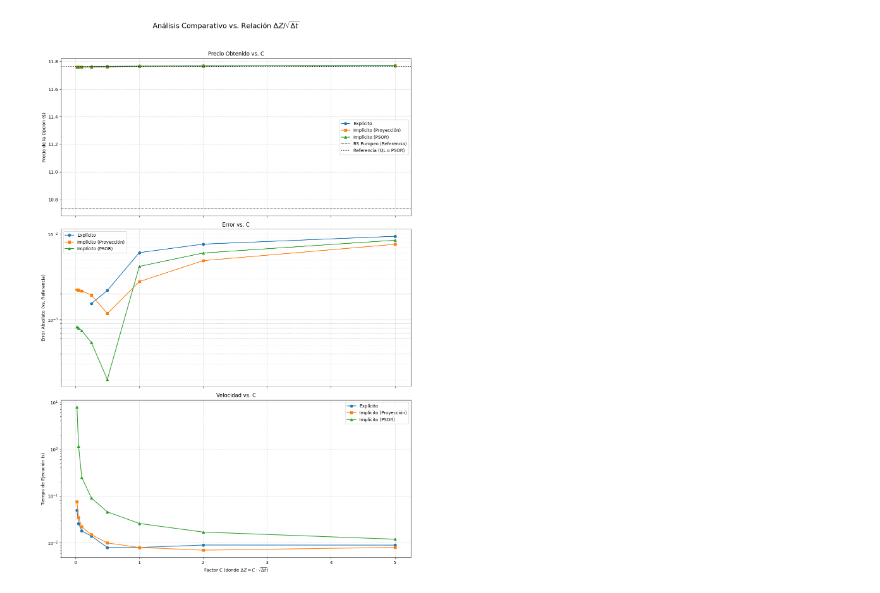
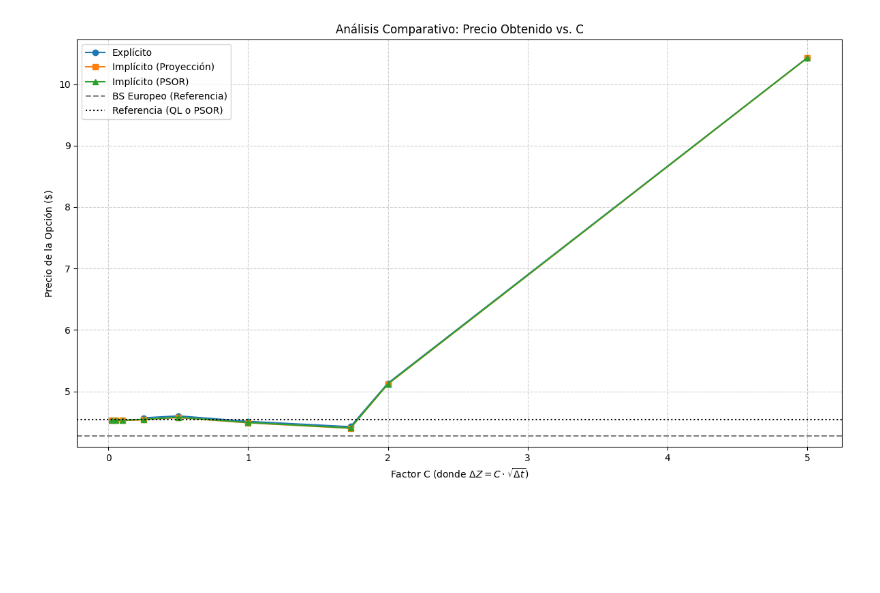
Before and after one commit to tomasgomezpizarro/Proyecto-Financiera, a Jupyter notebook: codigo.ipynb, the cells around one changed output. Cells and saved outputs as stored; diff of their text form; code cells hidden in the pictures; blank space fills up the shorter version.

```diff
--- a/codigo.ipynb
+++ b/codigo.ipynb
@@ -170,7 +170,7 @@ def exact_value(S, K, T, r, sigma, q, is_call):
     )
 
     # Motor FD (grillas relativamente finas por robustez)
-    engine = ql.FdBlackScholesVanillaEngine(process, 3000, 1000)
+    engine = ql.FdBlackScholesVanillaEngine(process, 10000, 1000)
     option.setPricingEngine(engine)
 
     return float(option.NPV())
@@ -197,17 +197,17 @@ T = 1.0
 r = 0.05
 sigma = 0.2
 q = 0.01
-S0 = 90.0
+S0 = 105
 is_call = False
 american = True
 
 # N es fijo, por lo tanto dt es fijo
-N = 1000
+N = 100
 dt = T / N
 
 # Rango de relaciones C = ΔZ / sqrt(Δt) para probar
 # C_values = [0.05, 0.1, 0.25, 0.5, 1.0, 2.0, 5.0]
-C_values = [0.025, 0.05, 0.1, 0.25, 0.5, 1.0, 2.0, 5.0]
+C_values = [0.025, 0.05, 0.1, 0.25, 0.5, 1.0, np.sqrt(3), 2.0, 5.0]
 
 # Estructuras para almacenar resultados
 results = {
@@ -230,17 +230,17 @@ for C in C_values:
     M = int(np.ceil((xmax - xmin) / dx))
 
 
-    print(f"  Ejecutando para C = {C:.2f} (M={M})...")
+    print(f"  Ejecutando para C = {C:.4f} (M={M})...")
 
     # --- Método Explícito --- (si diverge, advertencia y NaN)
     try:
-        start_time = time.time()
+        start_time = time.perf_counter()
         S_vec, V_vec = solve_pde(K, T, r, sigma, q=q, is_call=is_call, american=american, M=M, N=N, method='explicit')
-        exec_time = time.time() - start_time
+        exec_time = time.perf_counter() - start_time
         price = np.interp(S0, S_vec, V_vec)
         # Validaciones de estabilidad y cotas
         finite = np.all(np.isfinite(V_vec)) and np.isfinite(price)
-        if not finite:
+        if not finite or price > 10 * K:
             print(f"    [WARN] Explícito divergente para C={C:.2f}. Se omite el dato.")
             results['explicit']['price'].append(np.nan)
             results['explicit']['time'].append(exec_time)
@@ -253,17 +253,17 @@ for C in C_values:
         results['explicit']['time'].append(np.nan)
 
     # --- Método Implícito (Proyección) ---
-    start_time = time.time()
+    start_time = time.perf_counter()
     S_vec, V_vec = solve_pde(K, T, r, sigma, q=q, is_call=is_call, american=american, M=M, N=N, method='implicit', american_method='projection')
-    exec_time = time.time() - start_time
+    exec_time = time.perf_counter() - start_time
     price = np.interp(S0, S_vec, V_vec)
     results['implicit_proj']['price'].append(price)
     results['implicit_proj']['time'].append(exec_time)
 
     # --- Método Implícito (PSOR) ---
-    start_time = time.time()
+    start_time = time.perf_counter()
     S_vec, V_vec = solve_pde(K, T, r, sigma, q=q, is_call=is_call, american=american, M=M, N=N, method='implicit', american_method='psor')
-    exec_time = time.time() - start_time
+    exec_time = time.perf_counter() - start_time
     price = np.interp(S0, S_vec, V_vec)
     results['implicit_psor']['price'].append(price)
     results['implicit_psor']['time'].append(exec_time)
@@ -295,42 +295,49 @@ print("Simulación completada.")
 
 # 4. Generación de Gráficos
 x_axis_data = results['C_values']
-fig, (ax1, ax2, ax3) = plt.subplots(3, 1, figsize=(12, 18), sharex=True)
-fig.suptitle('Análisis Comparativo vs. Relación $\\Delta Z / \\sqrt{\\Delta t}$', fontsize=16)
+xlabel_text = 'Factor C (donde $\\Delta Z = C \\cdot \\sqrt{\\Delta t}$)'
 
 # Gráfico 1: Precio Obtenido
-ax1.plot(x_axis_data, results['explicit']['price'], 'o-', label='Explícito')
-ax1.plot(x_axis_data, results['implicit_proj']['price'], 's-', label='Implícito (Proyección)')
-ax1.plot(x_axis_data, results['implicit_psor']['price'], '^-', label='Implícito (PSOR)')
-ax1.axhline(y=results['bs_european']['price'][0], color='grey', linestyle='--', label='BS Europeo (Referencia)')
-ax1.axhline(y=reference_price, color='k', linestyle=':', label='Referencia (QL o PSOR)')
-ax1.set_ylabel('Precio de la Opción ($)')
-ax1.set_title('Precio Obtenido vs. C')
-ax1.grid(True, linestyle='--', alpha=0.6)
-ax1.legend()
+plt.figure(figsize=(12, 7))
+plt.plot(x_axis_data, results['explicit']['price'], 'o-', label='Explícito')
+plt.plot(x_axis_data, results['implicit_proj']['price'], 's-', label='Implícito (Proyección)')
+plt.plot(x_axis_data, results['implicit_psor']['price'], '^-', label='Implícito (PSOR)')
+plt.axhline(y=results['bs_european']['price'][0], color='grey', linestyle='--', label='BS Europeo (Referencia)')
+plt.axhline(y=reference_price, color='k', linestyle=':', label='Referencia (QL o PSOR)')
+plt.ylabel('Precio de la Opción ($)')
+plt.xlabel(xlabel_text)
+plt.title('Análisis Comparativo: Precio Obtenido vs. C')
+plt.grid(True, linestyle='--', alpha=0.6)
+plt.legend()
+plt.tight_layout()
+plt.show()
 
 # Gráfico 2: Error
-ax2.plot(x_axis_data, results['explicit']['error'], 'o-', label='Explícito')
-ax2.plot(x_axis_data, results['implicit_proj']['error'], 's-', label='Implícito (Proyección)')
-ax2.plot(x_axis_data, results['implicit_psor']['error'], '^-', label='Implícito (PSOR)')
-ax2.set_ylabel('Error Absoluto (vs. Referencia)')
-ax2.set_title('Error vs. C')
-ax2.set_yscale('log')
-ax2.grid(True, which="both", linestyle='--', alpha=0.6)
-ax2.legend()
+plt.figure(figsize=(12, 7))
+plt.plot(x_axis_data, results['explicit']['error'], 'o-', label='Explícito')
+plt.plot(x_axis_data, results['implicit_proj']['error'], 's-', label='Implícito (Proyección)')
+plt.plot(x_axis_data, results['implicit_psor']['error'], '^-', label='Implícito (PSOR)')
+plt.ylabel('Error Absoluto (vs. Referencia)')
+plt.xlabel(xlabel_text)
+plt.title('Análisis Comparativo: Error vs. C')
+plt.yscale('log')
+plt.grid(True, which="both", linestyle='--', alpha=0.6)
+plt.legend()
+plt.tight_layout()
+plt.show()
 
 # Gráfico 3: Velocidad
-ax3.plot(x_axis_data, results['explicit']['time'], 'o-', label='Explícito')
-ax3.plot(x_axis_data, results['implicit_proj']['time'], 's-', label='Implícito (Proyección)')
-ax3.plot(x_axis_data, results['implicit_psor']['time'], '^-', label='Implícito (PSOR)')
-ax3.set_xlabel('Factor C (donde $\\Delta Z = C \\cdot \\sqrt{\\Delta t}$)')
-ax3.set_ylabel('Tiempo de Ejecución (s)')
-ax3.set_title('Velocidad vs. C')
-ax3.set_yscale('log')
-ax3.grid(True, linestyle='--', alpha=0.6)
-ax3.legend()
-
-plt.tight_layout(rect=[0, 0, 1, 0.96])
+plt.figure(figsize=(12, 7))
+plt.plot(x_axis_data, results['explicit']['time'], 'o-', label='Explícito')
+plt.plot(x_axis_data, results['implicit_proj']['time'], 's-', label='Implícito (Proyección)')
+plt.plot(x_axis_data, results['implicit_psor']['time'], '^-', label='Implícito (PSOR)')
+plt.xlabel(xlabel_text)
+plt.ylabel('Tiempo de Ejecución (s)')
+plt.title('Análisis Comparativo: Velocidad vs. C')
+plt.yscale('log')
+plt.grid(True, linestyle='--', alpha=0.6)
+plt.legend()
+plt.tight_layout()
 plt.show()
 # %% [output]
 Iniciando simulación comparativa...
@@ -359 +360 @@ Simulación completada.
-[figure, old version]
+[figure, new version]
```
Also changed, not shown: parts of 2 cells of this notebook, 3 other files.
